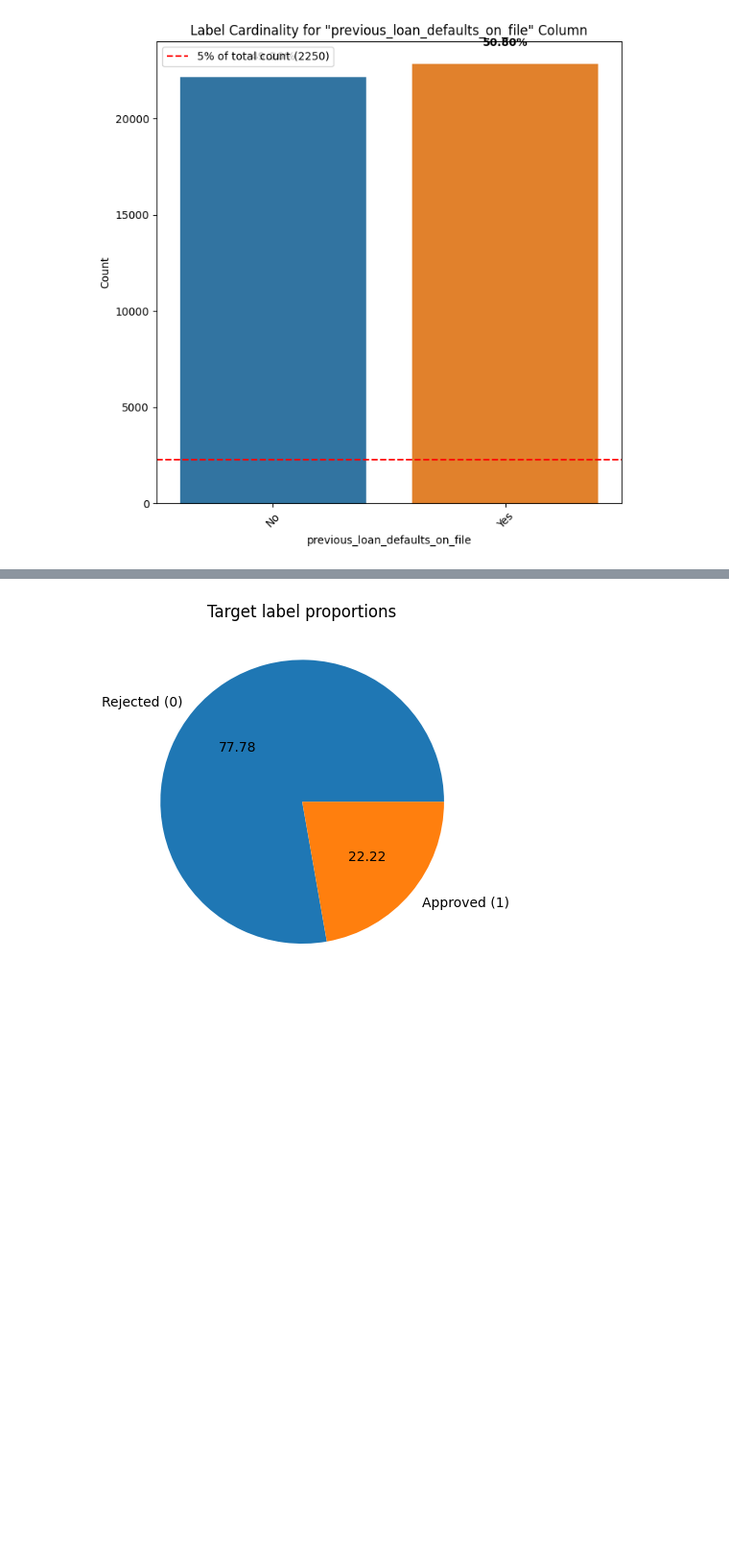
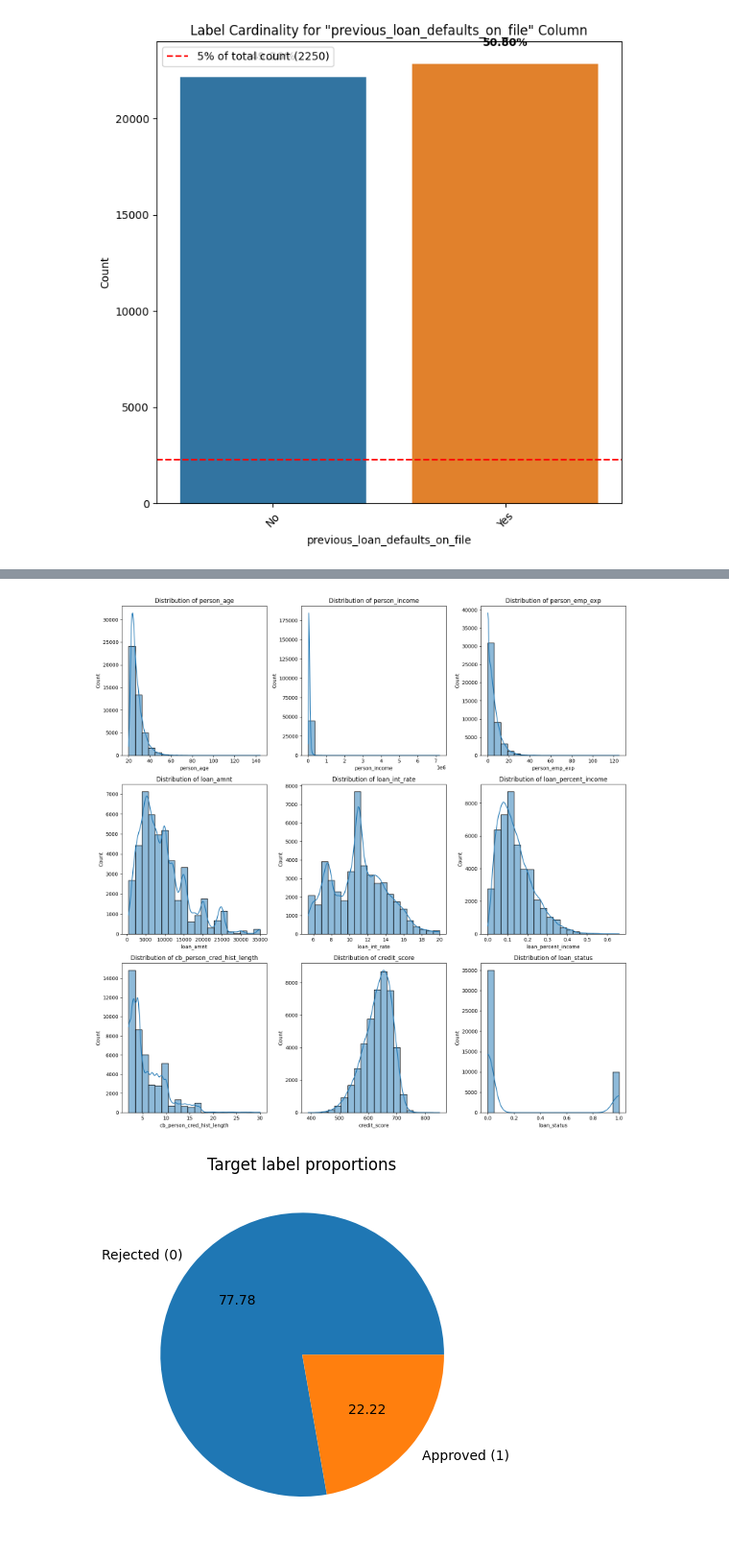
Before and after one commit to hamzzah-10/Loan_Approval_Classification, a Jupyter notebook: loan-approval-classification-2-0.ipynb, the cells around one changed output, grey strips where cells are left out. Shown at 96% size. Cells and saved outputs as stored; diff of their text form; code cells hidden in the pictures; blank space fills up the shorter version.

Commit message:
Kaggle Notebook | Loan-Approval-Classification-2.0 | Version 2 | Completed

```diff
--- a/loan-approval-classification-2-0.ipynb
+++ b/loan-approval-classification-2-0.ipynb
@@ -224,10 +224,3 @@ for col in cat_cols:
 [figure]
 [figure]
 [figure]
-# %%
-# Plot histogram for each numerical column
-for column in num_cols:
-    plt.figure(figsize=(8, 5))
-    sns.histplot(data=loan, x=column, kde=True, bins=20)
-    plt.title(f'Distribution of {column}')
-    plt.show()
@@ -244,3 +227,29 @@ for column in num_cols:
+# %%
+# Plot histogram for each numerical column
+
+num_plots = len(num_cols)
+ncols = 3  # You can adjust the number of columns for the layout
+nrows = (num_plots + ncols - 1) // ncols  # Calculate the number of rows needed
+
+# Create a single figure with subplots
+fig, axes = plt.subplots(nrows, ncols, figsize=(ncols * 5, nrows * 5))
+
+# Flatten axes array for easier indexing
+axes = axes.flatten()
+
+# Loop over each column and plot the histogram
+for i, column in enumerate(num_cols):
+    sns.histplot(data=loan, x=column, kde=True, bins=20, ax=axes[i])
+    axes[i].set_title(f'Distribution of {column}')
+
+# Hide unused axes
+for j in range(i + 1, len(axes)):
+    axes[j].axis('off')
+
+plt.tight_layout()  # Adjust layout for better spacing
+plt.show()
+# %% [output]
+[figure, added]
 # %%
 label_prop = loan['loan_status'].value_counts()
 
```
Also changed, not shown: parts of 9 cells of this notebook.
